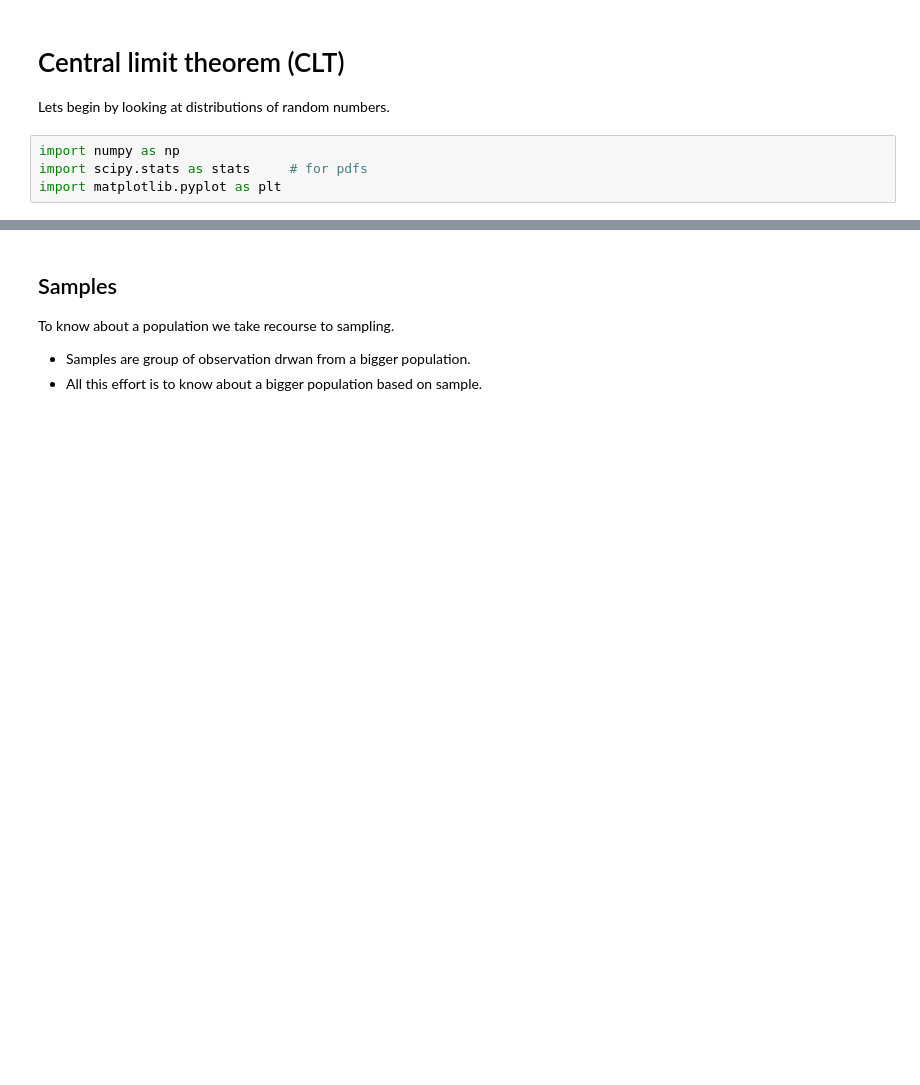
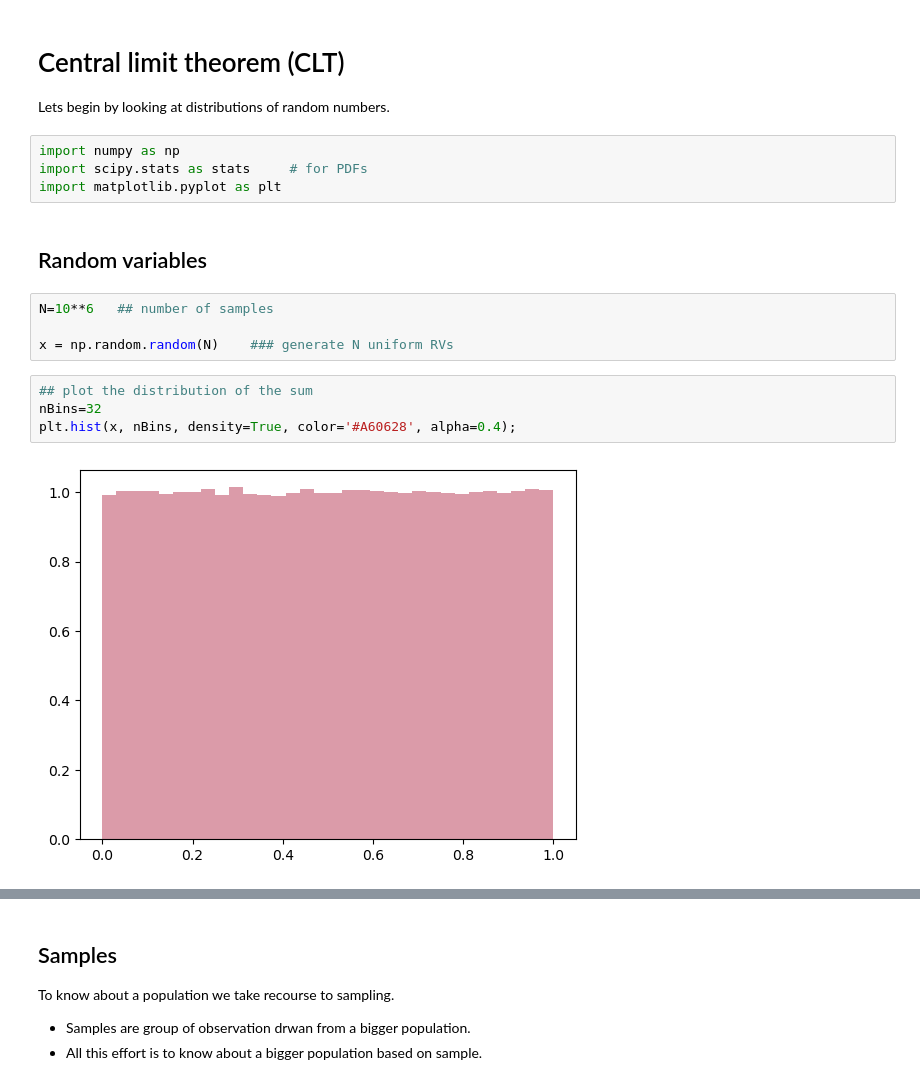
Before and after one commit to rajeshrinet/teaching, a Jupyter notebook: PH5490/code/ex01-CLT.ipynb, the cells around one changed output, grey strips where cells are left out. Saved outputs shown, nothing was run; the diff lists cells and outputs as text; blank space fills up the shorter version.

```diff
--- a/PH5490/code/ex01-CLT.ipynb
+++ b/PH5490/code/ex01-CLT.ipynb
@@ -4,5 +4,17 @@
 Lets begin by looking at distributions of random numbers.
 # %%
 import numpy as np
-import scipy.stats as stats     # for pdfs
+import scipy.stats as stats     # for PDFs
 import matplotlib.pyplot as plt
+# %% [markdown]
+## Random variables
+# %%
+N=10**6   ## number of samples
+
+x = np.random.random(N)    ### generate N uniform RVs
+# %%
+## plot the distribution of the sum
+nBins=32
+plt.hist(x, nBins, density=True, color='#A60628', alpha=0.4);
+# %% [output]
+[figure, added]
```
Also changed, not shown: parts of 8 cells of this notebook, 2 other files.
